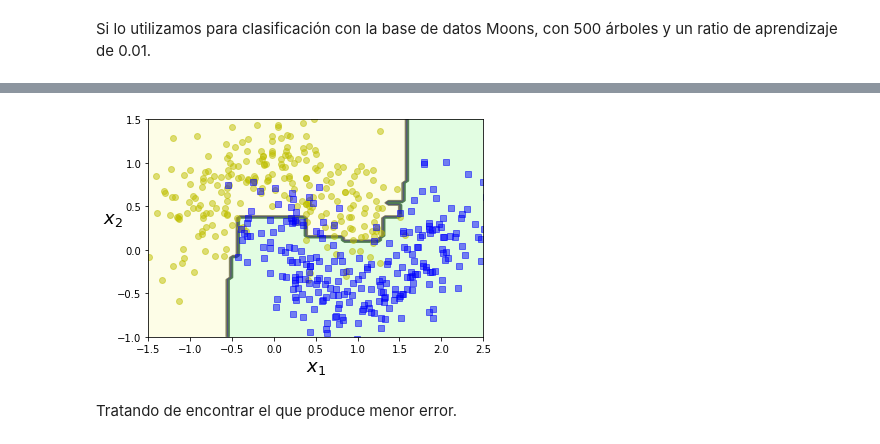
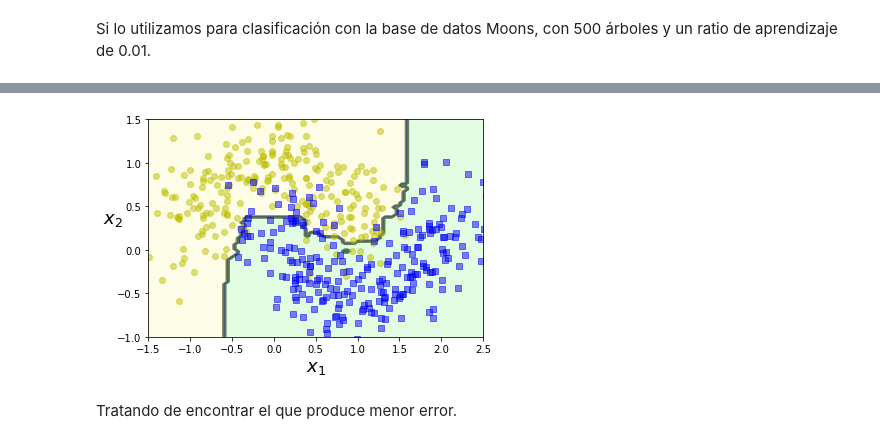
Before and after one commit to nezhalahnech/lfc-tweet-analysis, a Jupyter notebook: Ensembles.ipynb, the cells around one changed output, grey strips where cells are left out. Drawn from its saved outputs; the diff is of its cells as text; code cells hidden in the pictures.

```diff
--- a/Ensembles.ipynb
+++ b/Ensembles.ipynb
@@ -1395,7 +1260,7 @@ X, y = make_moons(n_samples=500, noise=0.30, random_state=42)
 #Generamos el conjunto de test y de entrenamiento que usaremos en esta práctica
 X_train, X_test, y_train, y_test = train_test_split(X, y, random_state=42)
 
-gbrt_Class = GradientBoostingClassifier(max_depth=2, n_estimators=500, learning_rate=0.01, random_state=42)
+gbrt_Class = GradientBoostingClassifier(max_depth=2, n_estimators=500, subsample=0.25,learning_rate=0.01, random_state=42)
 gbrt_Class.fit(X_train, y_train)
 
 
@@ -1409,4 +1274,4 @@ Wall time: 374 ms
-[figure, old version]
+[figure, new version]
 # %% [markdown]
 Tratando de encontrar el que produce menor error.
 # %%
```
Also changed, not shown: parts of 54 cells of this notebook.
